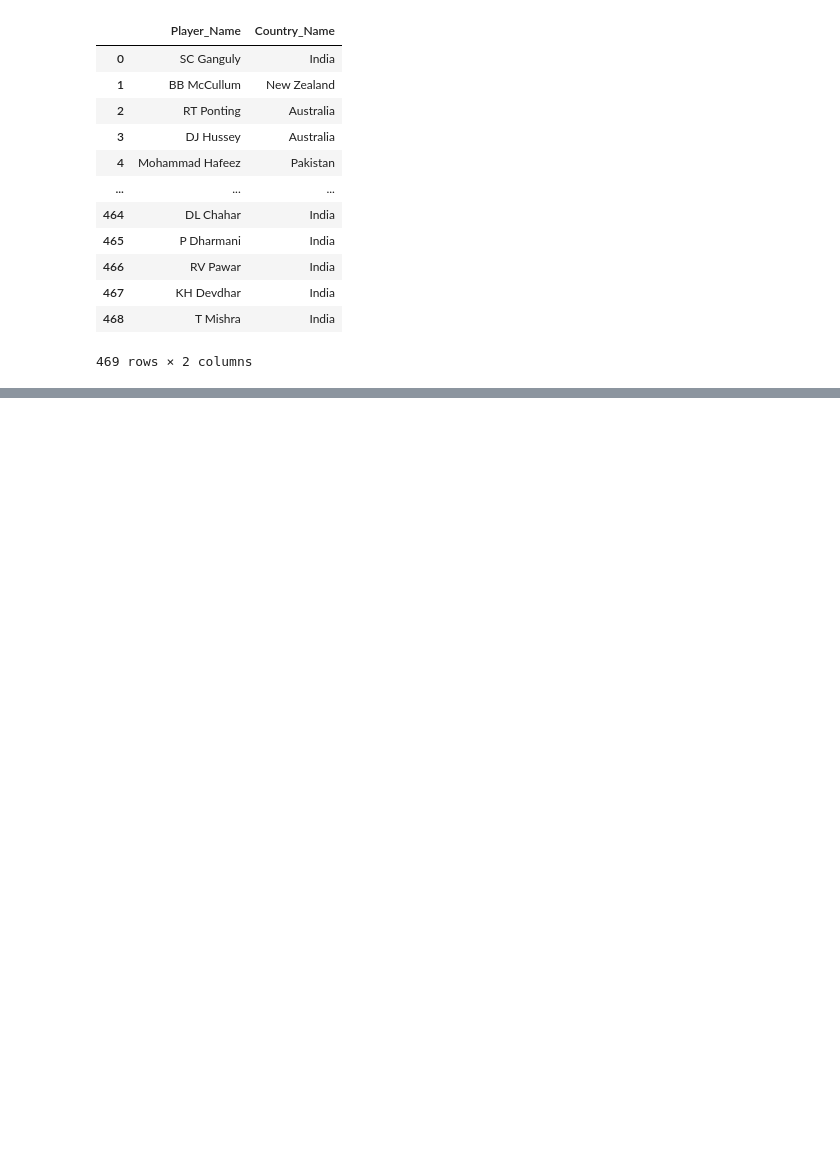
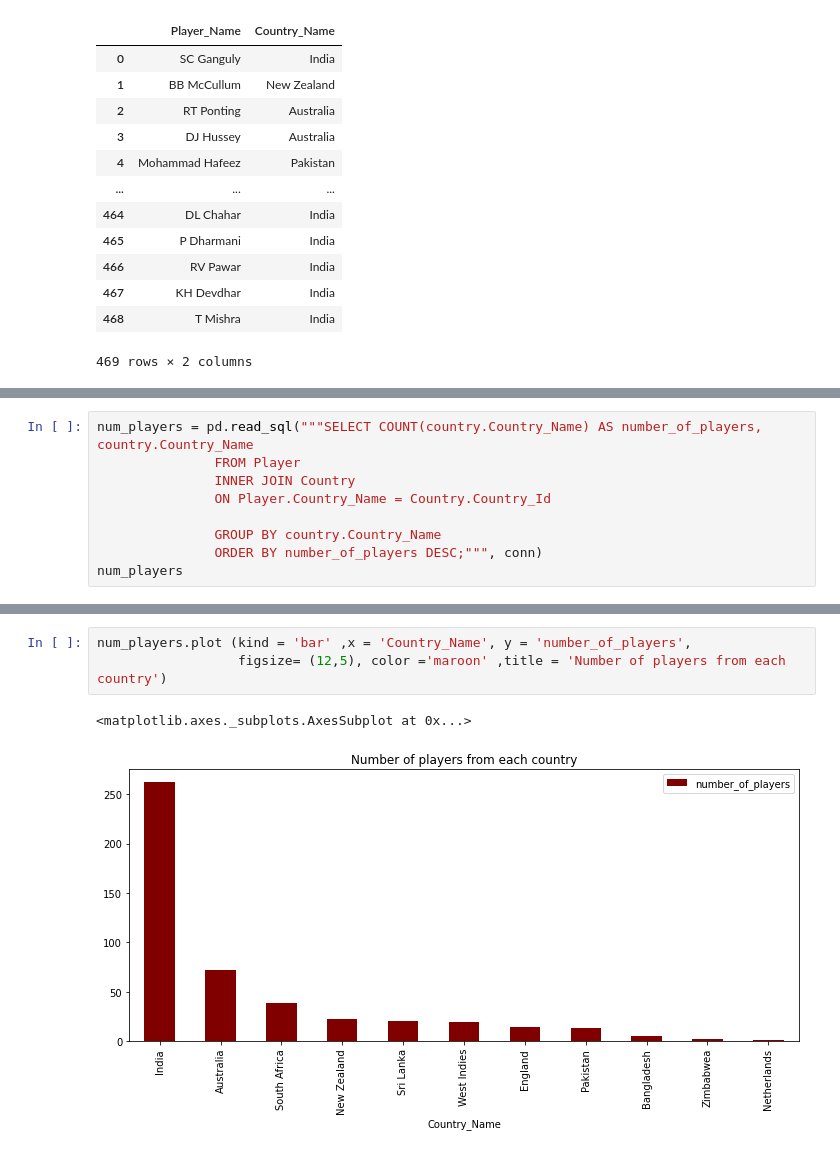
Before and after one commit to crypticrk/IPL-Data-Analysis, a Jupyter notebook: IPL Data Analysis.ipynb, the cells around one changed output, grey strips where cells are left out. Drawn from its saved outputs; the diff is of its cells as text; blank space fills up the shorter version.

```diff
--- a/IPL Data Analysis.ipynb
+++ b/IPL Data Analysis.ipynb
@@ -127,0 +186,9 @@ player_country
+# %%
+num_players = pd.read_sql("""SELECT COUNT(country.Country_Name) AS number_of_players, country.Country_Name
+               FROM Player
+               INNER JOIN Country
+               ON Player.Country_Name = Country.Country_Id
+
+               GROUP BY country.Country_Name
+               ORDER BY number_of_players DESC;""", conn)
+num_players
@@ -127,0 +208,6 @@ player_country
+# %%
+num_players.plot (kind = 'bar' ,x = 'Country_Name', y = 'number_of_players',
+                  figsize= (12,5), color ='maroon' ,title = 'Number of players from each country')
+# %% [output]
+<matplotlib.axes._subplots.AxesSubplot at 0x...>
+[figure, added]
```
Also changed, not shown: parts of 9 cells of this notebook.
